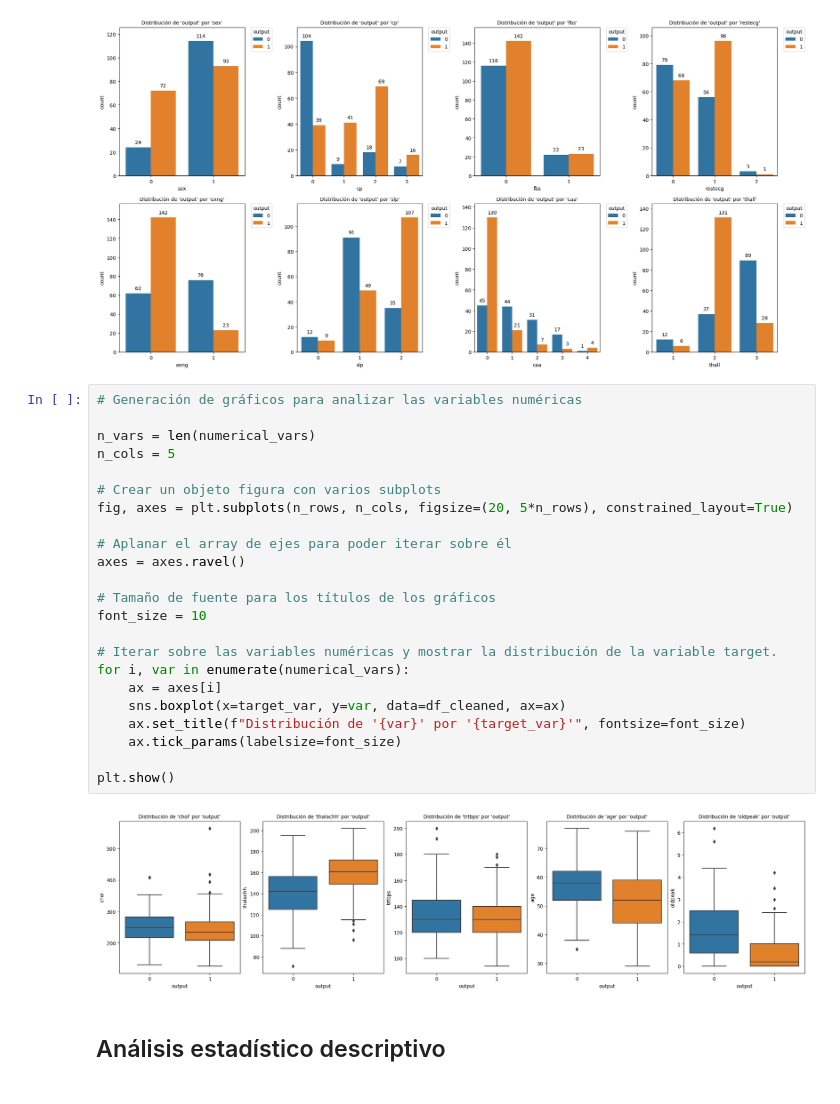
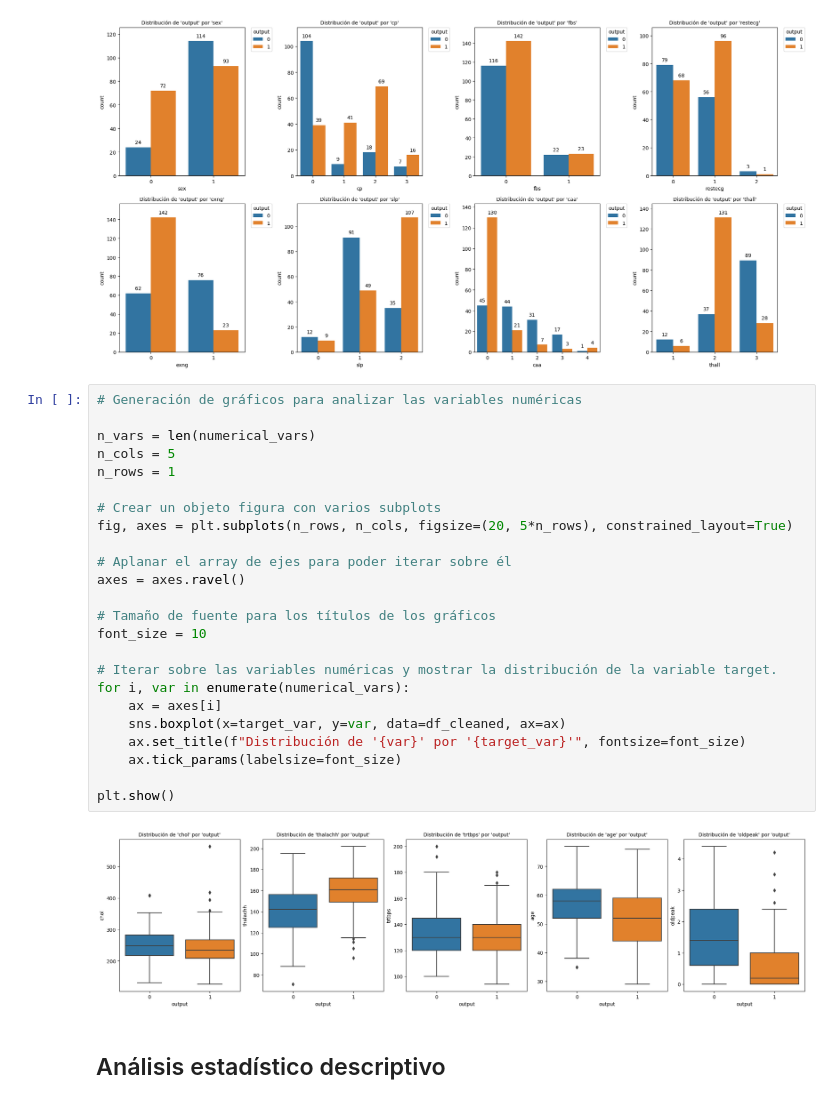
Before and after one commit to OscarTienda/heart-attack-analysis-prection, a Jupyter notebook: code/heart-attack-analysis-prediction.ipynb, the cells around one changed output. Cells and saved outputs as stored; diff of their text form.

```diff
--- a/code/heart-attack-analysis-prediction.ipynb
+++ b/code/heart-attack-analysis-prediction.ipynb
@@ -475,28 +475,29 @@ plt.show()
 # %%
 # Generación de gráficos para analizar las variables numéricas
 
 n_vars = len(numerical_vars)
 n_cols = 5
+n_rows = 1
 
 # Crear un objeto figura con varios subplots
 fig, axes = plt.subplots(n_rows, n_cols, figsize=(20, 5*n_rows), constrained_layout=True)
 
 # Aplanar el array de ejes para poder iterar sobre él
 axes = axes.ravel()
 
 # Tamaño de fuente para los títulos de los gráficos
 font_size = 10
 
 # Iterar sobre las variables numéricas y mostrar la distribución de la variable target.
 for i, var in enumerate(numerical_vars):
     ax = axes[i]
     sns.boxplot(x=target_var, y=var, data=df_cleaned, ax=ax)
     ax.set_title(f"Distribución de '{var}' por '{target_var}'", fontsize=font_size)
     ax.tick_params(labelsize=font_size)
 
 plt.show()
 # %% [output]
-[figure, old version]
+[figure, new version]
 # %% [markdown]
 ## Análisis estadístico descriptivo
 # %%
```
Also changed, not shown: parts of 1 cell of this notebook.
